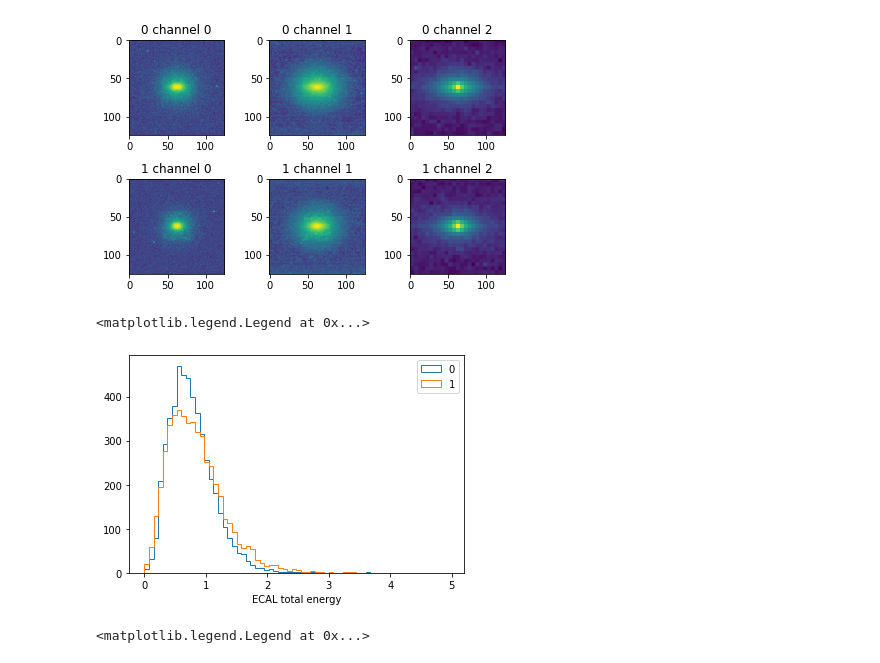
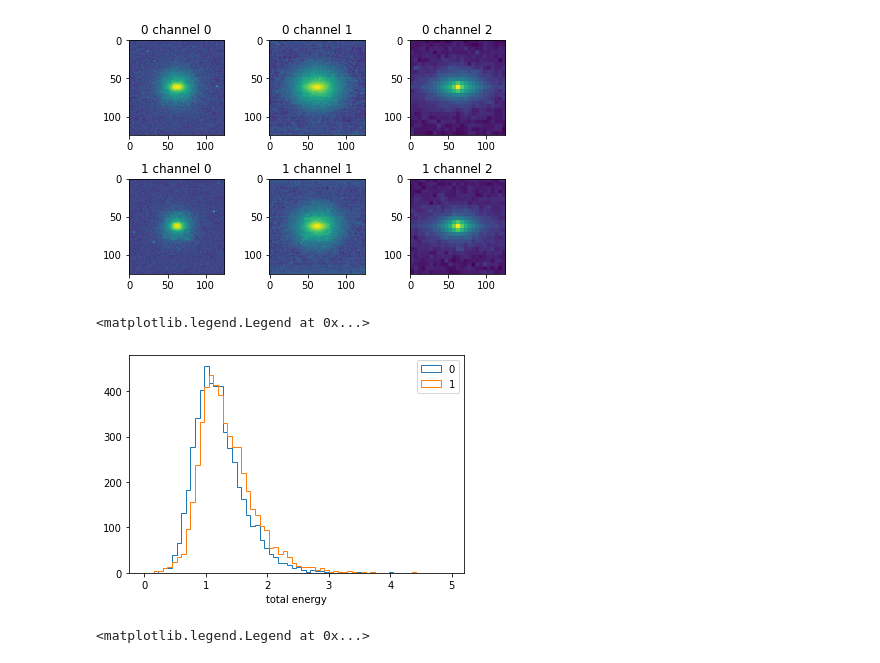
Before and after one commit to TomMago/hep-VQAE, a Jupyter notebook: notebooks/Quark-Gluon/Explore_Data.ipynb, the cells around one changed output. Saved outputs shown, nothing was run; the diff lists cells and outputs as text; code cells hidden in the pictures.

```diff
--- a/notebooks/Quark-Gluon/Explore_Data.ipynb
+++ b/notebooks/Quark-Gluon/Explore_Data.ipynb
@@ -96,16 +80,16 @@ fig.tight_layout()
 DOWNSCALE_DIMENSION = 6
 LATENT_BITS = 2
 # %%
-sums = np.sum(x_train[:,:,:,1][y_train==0],axis=(1,2))
-sums2 = np.sum(x_train[:,:,:,1][y_train==1],axis=(1,2))
+sums = np.sum(x_train[:,:,:,1][y_train==0],axis=(1,2))+np.sum(x_train[:,:,:,2][y_train==0],axis=(1,2))
+sums2 = np.sum(x_train[:,:,:,1][y_train==1],axis=(1,2))+np.sum(x_train[:,:,:,2][y_train==1],axis=(1,2))
 bins = np.arange(0,5,0.075)
 plt.hist(sums,histtype="step",label="0",bins=bins)
 plt.hist(sums2,histtype="step",label="1",bins=bins)
-plt.xlabel("ECAL total energy")
+plt.xlabel("total energy")
 plt.legend()
 # %% [output]
 <matplotlib.legend.Legend at 0x...>
-[figure, old version]
+[figure, new version]
 # %%
 sums = np.sum(x_train[:,:,:,2][y_train==0],axis=(1,2))
 sums2 = np.sum(x_train[:,:,:,2][y_train==1],axis=(1,2))
```
Also changed, not shown: parts of 8 cells of this notebook, 9 other files.
